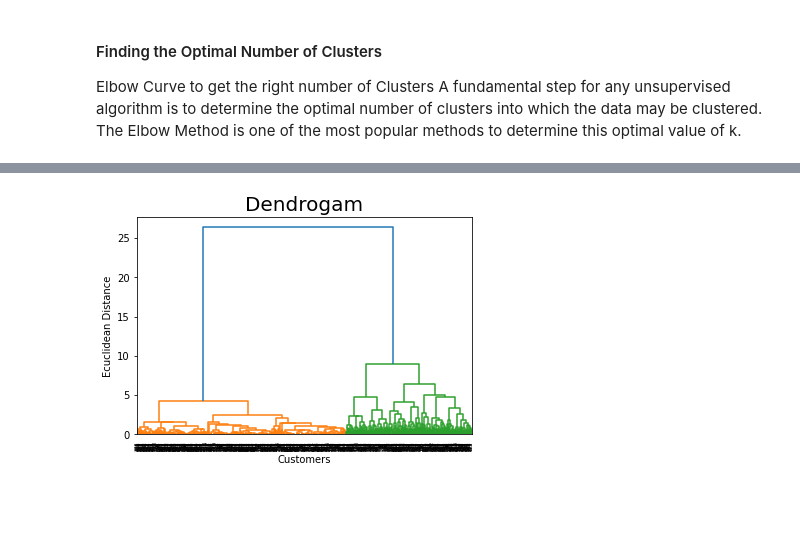
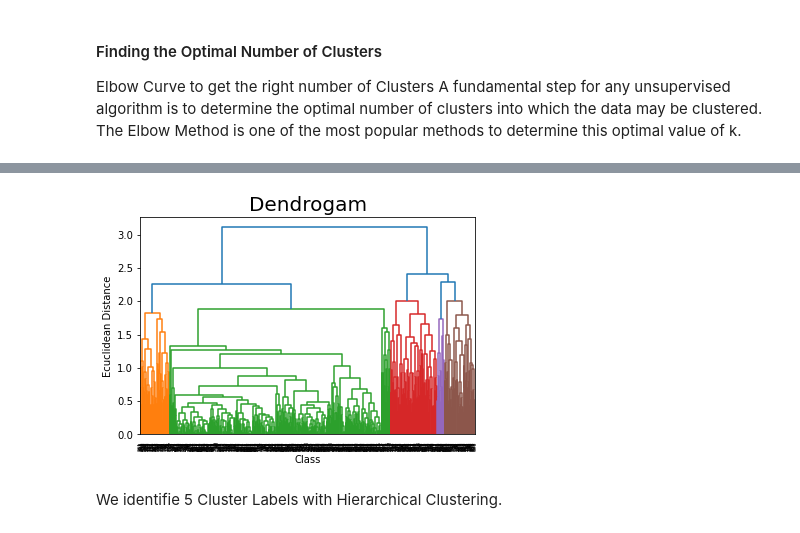
Before and after one commit to Azymir/Breast_Cancer_Wisconsin, a Jupyter notebook: Breast Cancer Wisconsin Notebook.ipynb, the cells around one changed output, grey strips where cells are left out. Drawn from its saved outputs; the diff is of its cells as text; code cells hidden in the pictures; blank space fills up the shorter version.

Commit message:
Breadt cancer clustering Kmeans and Hierarchical clustering linkage

```diff
--- a/Breast Cancer Wisconsin Notebook.ipynb
+++ b/Breast Cancer Wisconsin Notebook.ipynb
@@ -148,6 +160,8 @@ Class                          0
 dtype: int64
 # %% [markdown]
 ### Summary
+# %%
+df['Bare Nuclei'] = df['Bare Nuclei'].str.replace('%','').astype(np.float64)
 # %%
 df.info() #Info on DataFrame
 # %% [output]
@@ -221,0 +242,10 @@ df.hist(bins=20, figsize=(30,30));
+# %%
+for x in ['Sample code number']:
+    q75,q25 = np.percentile(df.loc[:,x],[75,25])
+    intr_qr = q75-q25
+
+    max = q75+(1.5*intr_qr)
+    min = q25-(1.5*intr_qr)
+
+    df.loc[df[x] < min,x] = np.nan
+    df.loc[df[x] > max,x] = np.nan
@@ -221,0 +267,2 @@ df.hist(bins=20, figsize=(30,30));
+# %%
+df = df.dropna()
@@ -282,3 +337,6 @@ y = scaled_df.iloc[:,10:]
+# %%
+scaled_df1 = scaled_df.copy()
+scaled_df2 = scaled_df.copy()
 # %% [markdown]
 ### Measuring method of clusters produced
 # %% [markdown]
@@ -386,10 +438,12 @@ Hierarchical clustering involves creating clusters that have a predetermined ord
 # %%
-# Hierarchical clustering approaches
-
-dendrogram = sch.dendrogram(sch.linkage(X, method = 'ward'))
+# Hierarchical clustering approaches linkage (single, complete, average)
+mergings = linkage(scaled_df2, method="complete", metric='euclidean')
+dendrogram(mergings)
 plt.title('Dendrogam', fontsize = 20)
-plt.xlabel('Customers')
+plt.xlabel('Class')
 plt.ylabel('Ecuclidean Distance')
 plt.show()
 # %% [output]
-[figure, old version]
+[figure, new version]
+# %% [markdown]
+We identifie 5 Cluster Labels with Hierarchical Clustering.
```
Also changed, not shown: parts of 39 cells of this notebook.
